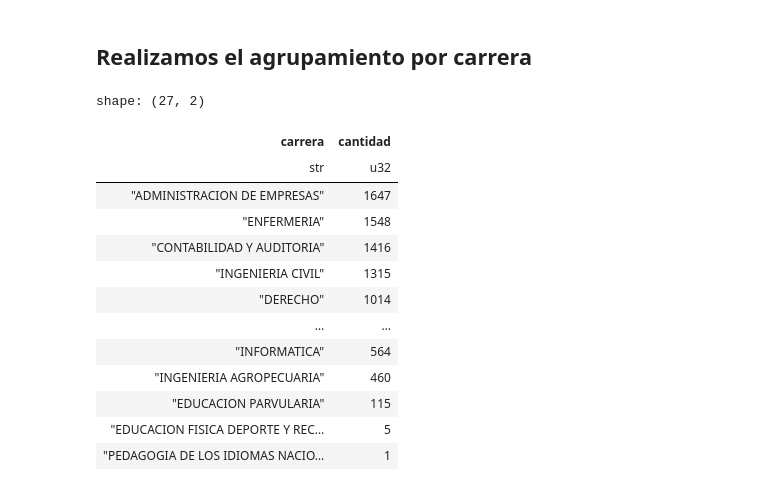
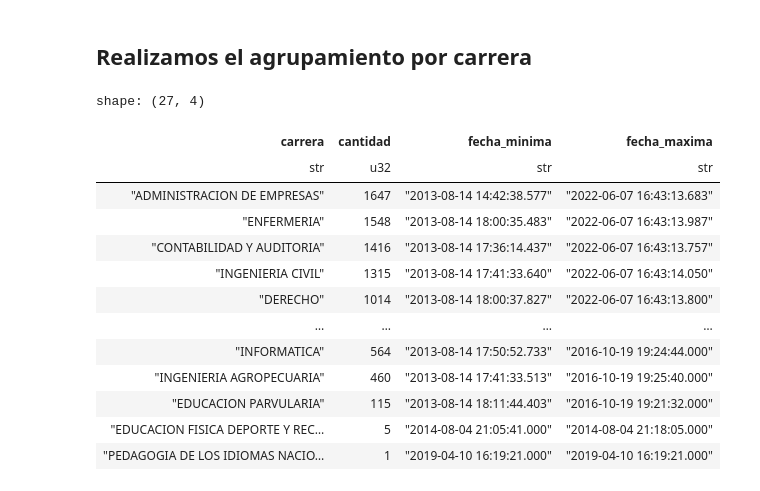
Before and after one commit to martz84/Trabajo-Final, a Jupyter notebook: Main.ipynb, the cells around one changed output. Saved outputs shown, nothing was run; the diff lists cells and outputs as text; code cells hidden in the pictures.

```diff
--- a/Main.ipynb
+++ b/Main.ipynb
@@ -467,28 +467,29 @@ Box(children=(HTML(value='\n<div id="ifr-pyg-000635f9c86477b3ad7RUMZyTH02fwAE" s
 # %%
 conteo = (
     df.group_by('carrera')
     .agg([
-        pl.col('carrera').count().alias('cantidad')
-
+        pl.col('carrera').count().alias('cantidad'),
+        pl.col("fecha_reg_aspirante").min().alias('fecha_minima'),
+        pl.col("fecha_reg_aspirante").max().alias('fecha_maxima'),
     ])
     .sort('cantidad', descending=True)
 )
 conteo
 # %% [output]
-shape: (27, 2)
+shape: (27, 4)
-| carrera | cantidad |
-| str | u32 |
-| "ADMINISTRACION DE EMPRESAS" | 1647 |
-| "ENFERMERIA" | 1548 |
-| "CONTABILIDAD Y AUDITORIA" | 1416 |
-| "INGENIERIA CIVIL" | 1315 |
-| "DERECHO" | 1014 |
-| … | … |
-| "INFORMATICA" | 564 |
-| "INGENIERIA AGROPECUARIA" | 460 |
-| "EDUCACION PARVULARIA" | 115 |
-| "EDUCACION FISICA DEPORTE Y REC… | 5 |
-| "PEDAGOGIA DE LOS IDIOMAS NACIO… | 1 |
+| carrera | cantidad | fecha_minima | fecha_maxima |
+| str | u32 | str | str |
+| "ADMINISTRACION DE EMPRESAS" | 1647 | "2013-08-14 14:42:38.577" | "2022-06-07 16:43:13.683" |
+| "ENFERMERIA" | 1548 | "2013-08-14 18:00:35.483" | "2022-06-07 16:43:13.987" |
+| "CONTABILIDAD Y AUDITORIA" | 1416 | "2013-08-14 17:36:14.437" | "2022-06-07 16:43:13.757" |
+| "INGENIERIA CIVIL" | 1315 | "2013-08-14 17:41:33.640" | "2022-06-07 16:43:14.050" |
+| "DERECHO" | 1014 | "2013-08-14 18:00:37.827" | "2022-06-07 16:43:13.800" |
+| … | … | … | … |
+| "INFORMATICA" | 564 | "2013-08-14 17:50:52.733" | "2016-10-19 19:24:44.000" |
+| "INGENIERIA AGROPECUARIA" | 460 | "2013-08-14 17:41:33.513" | "2016-10-19 19:25:40.000" |
+| "EDUCACION PARVULARIA" | 115 | "2013-08-14 18:11:44.403" | "2016-10-19 19:21:32.000" |
+| "EDUCACION FISICA DEPORTE Y REC… | 5 | "2014-08-04 21:05:41.000" | "2014-08-04 21:18:05.000" |
+| "PEDAGOGIA DE LOS IDIOMAS NACIO… | 1 | "2019-04-10 16:19:21.000" | "2019-04-10 16:19:21.000" |
 # %%
 from bokeh.io import output_notebook, show
 from bokeh.plotting import figure
```
